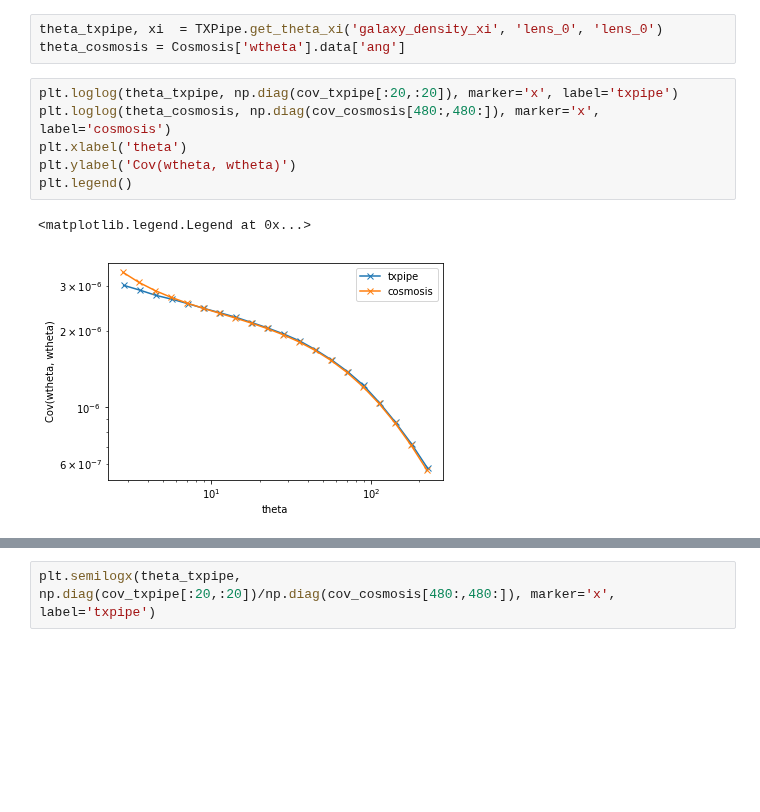
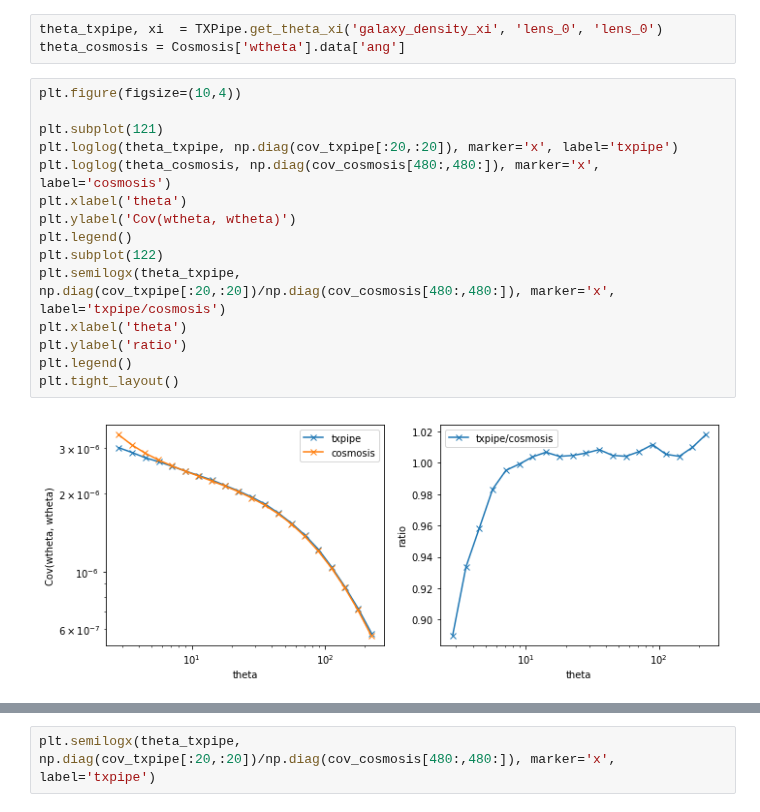
Before and after one commit to LSSTDESC/txpipe-cosmodc2, a Jupyter notebook: notebooks/CompareGaussianCov.ipynb, the cells around one changed output, grey strips where cells are left out. Drawn from its saved outputs; the diff is of its cells as text; blank space fills up the shorter version.

Commit message:
add  ratio plot

```diff
--- a/notebooks/CompareGaussianCov.ipynb
+++ b/notebooks/CompareGaussianCov.ipynb
@@ -29,13 +29,21 @@ cov_cosmosis = Cosmosis['covmat'].data
 theta_txpipe, xi  = TXPipe.get_theta_xi('galaxy_density_xi', 'lens_0', 'lens_0')
 theta_cosmosis = Cosmosis['wtheta'].data['ang']
 # %%
+plt.figure(figsize=(10,4))
+
+plt.subplot(121)
 plt.loglog(theta_txpipe, np.diag(cov_txpipe[:20,:20]), marker='x', label='txpipe')
 plt.loglog(theta_cosmosis, np.diag(cov_cosmosis[480:,480:]), marker='x', label='cosmosis')
 plt.xlabel('theta')
 plt.ylabel('Cov(wtheta, wtheta)')
 plt.legend()
+plt.subplot(122)
+plt.semilogx(theta_txpipe, np.diag(cov_txpipe[:20,:20])/np.diag(cov_cosmosis[480:,480:]), marker='x', label='txpipe/cosmosis')
+plt.xlabel('theta')
+plt.ylabel('ratio')
+plt.legend()
+plt.tight_layout()
 # %% [output]
-<matplotlib.legend.Legend at 0x...>
-[figure, old version]
+[figure, new version]
 # %%
 for i in range(4):
```
Also changed, not shown: parts of 2 cells of this notebook.
